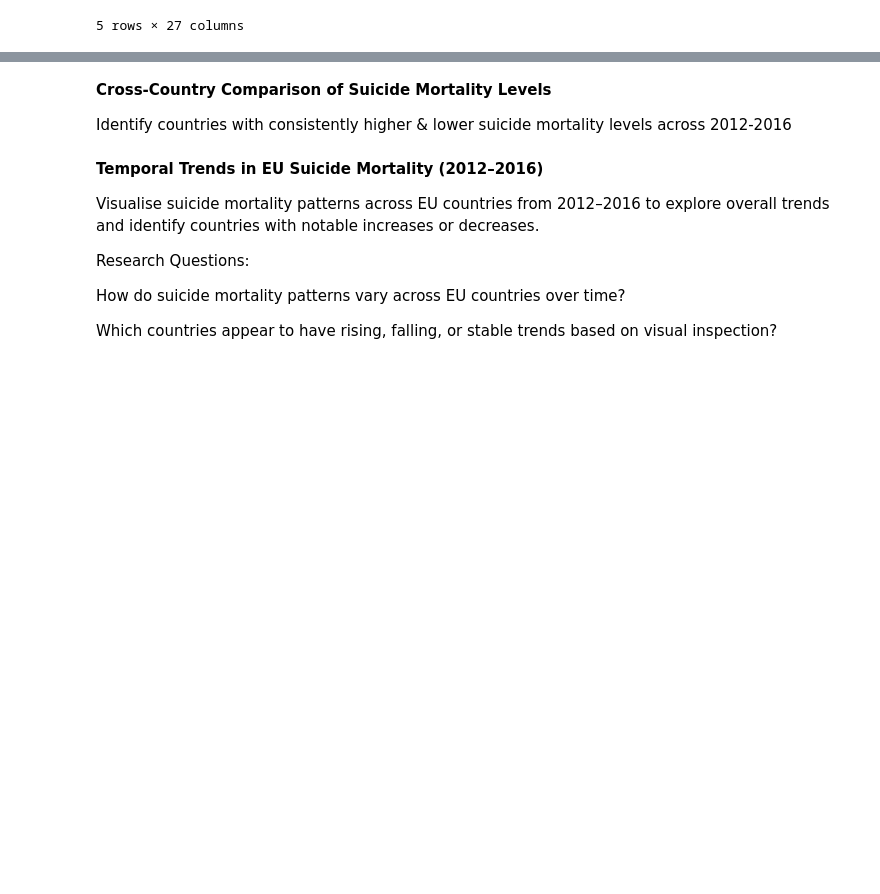
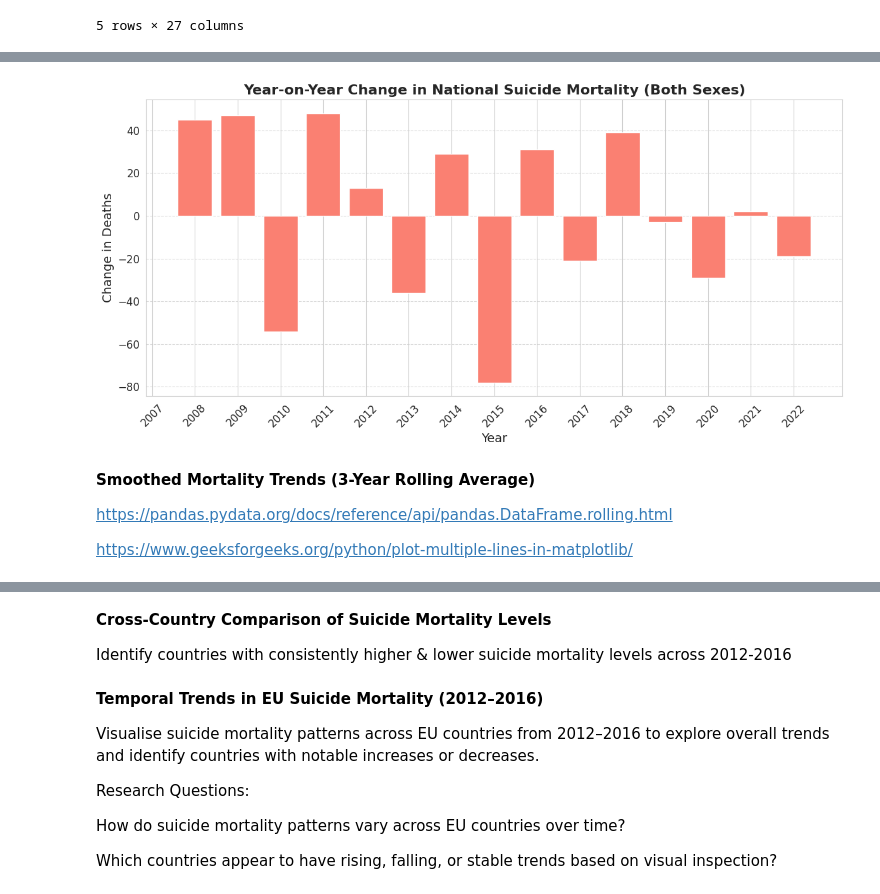
Before and after one commit to NibnabCodes/pfda_project, a Jupyter notebook: analysis.ipynb, the cells around one changed output, grey strips where cells are left out. Drawn from its saved outputs; the diff is of its cells as text; code cells hidden in the pictures; blank space fills up the shorter version.

```diff
--- a/analysis.ipynb
+++ b/analysis.ipynb
@@ -769,0 +821,29 @@ Research Question: How has suicide mortality changed nationally over time?
+# %%
+irish_national_mortality["YoY_Change"] = irish_national_mortality[total_col].diff()
+# %%
+plt.figure(figsize=(12, 6))
+plt.bar(
+    irish_national_mortality.index,
+    irish_national_mortality["YoY_Change"],
+    color="salmon",
+)
+
+plt.title(
+    "Year-on-Year Change in National Suicide Mortality (Both Sexes)",
+    fontsize=16,
+    weight="bold",
+)
+plt.xlabel("Year", fontsize=14)
+plt.ylabel("Change in Deaths", fontsize=14)
+plt.xticks(irish_national_mortality.index, rotation=45, fontsize=12)
+plt.yticks(fontsize=12)
+plt.grid(axis="y", linestyle="--", alpha=0.7)
+plt.tight_layout()
+# %% [output]
+[figure, added]
+# %% [markdown]
+**Smoothed Mortality Trends (3-Year Rolling Average)**
+
+https://pandas.pydata.org/docs/reference/api/pandas.DataFrame.rolling.html
+
+https://www.geeksforgeeks.org/python/plot-multiple-lines-in-matplotlib/
```
Also changed, not shown: parts of 36 cells of this notebook.
